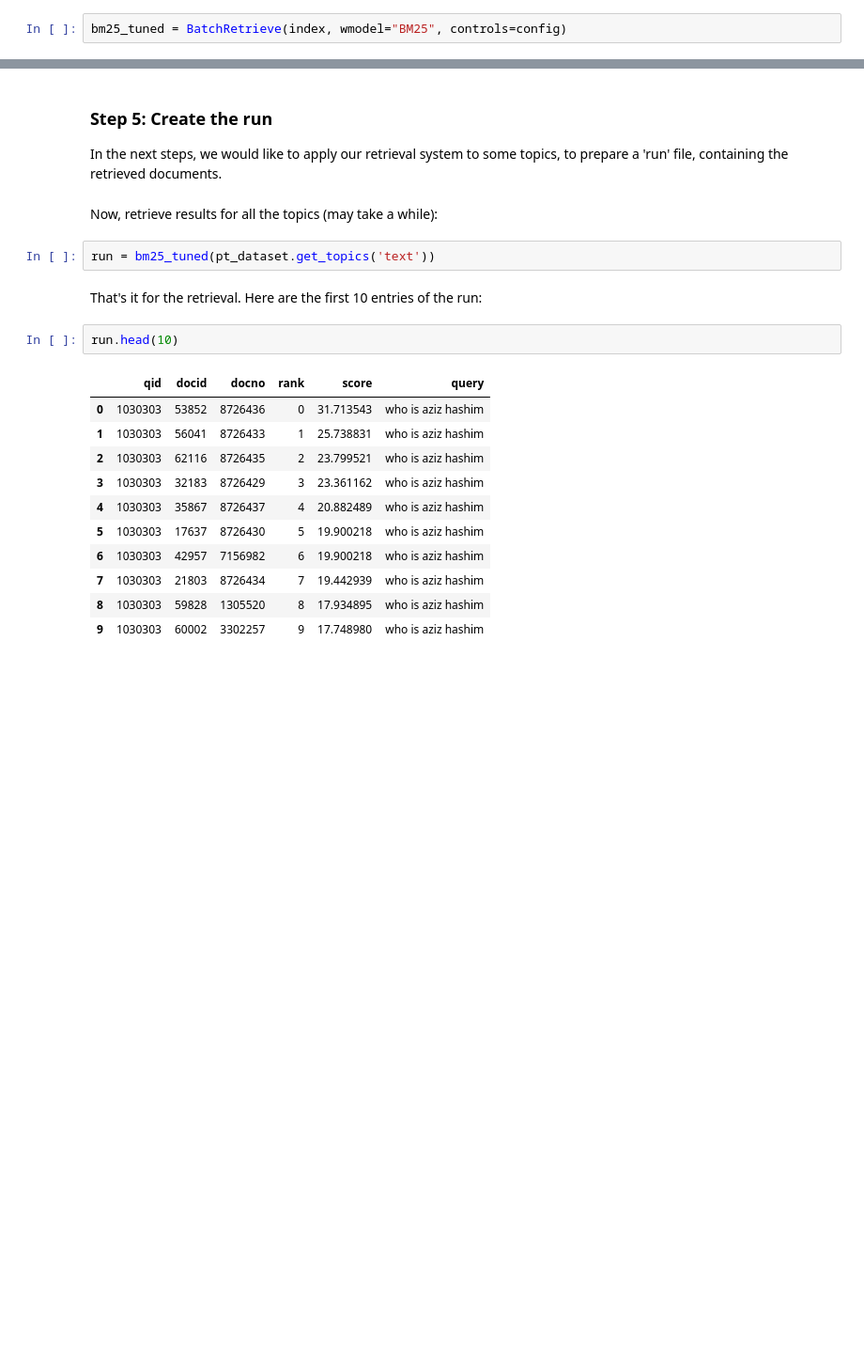
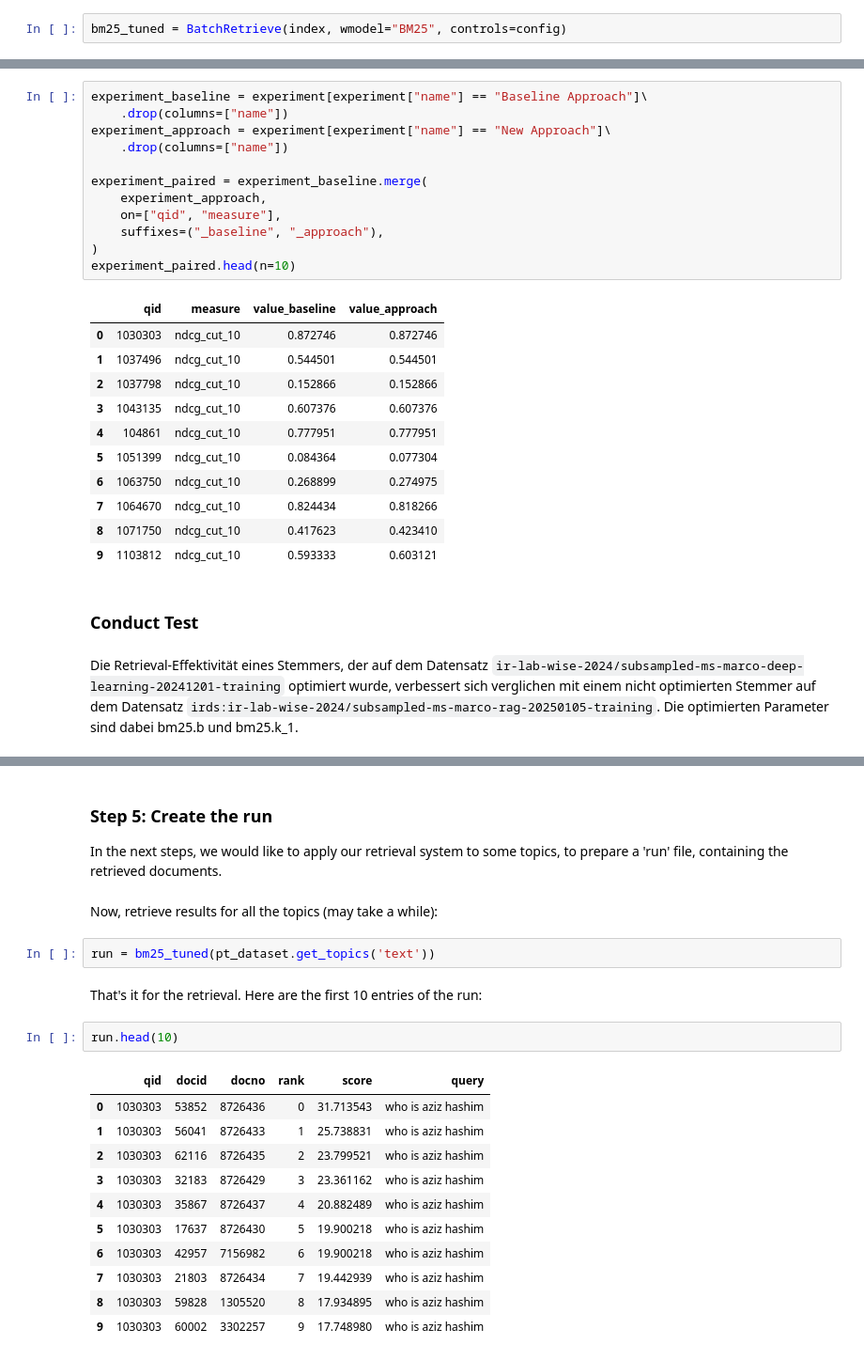
Before and after one commit to PatrickStahl/information-retrieval-exercise, a Jupyter notebook: baseline-retrieval-system/baseline-retrieval-system.ipynb, the cells around one changed output, grey strips where cells are left out. Shown: that part at 94% size. Saved outputs shown, nothing was run; the diff lists cells and outputs as text; blank space fills up the shorter version.

```diff
--- a/baseline-retrieval-system/baseline-retrieval-system.ipynb
+++ b/baseline-retrieval-system/baseline-retrieval-system.ipynb
@@ -242,0 +310,28 @@ bm25_tuned = BatchRetrieve(index, wmodel="BM25", controls=config)
+# %%
+experiment_baseline = experiment[experiment["name"] == "Baseline Approach"]\
+    .drop(columns=["name"])
+experiment_approach = experiment[experiment["name"] == "New Approach"]\
+    .drop(columns=["name"])
+
+experiment_paired = experiment_baseline.merge(
+    experiment_approach,
+    on=["qid", "measure"],
+    suffixes=("_baseline", "_approach"),
+)
+experiment_paired.head(n=10)
+# %% [output]
+|  | qid | measure | value_baseline | value_approach |
+| 0 | 1030303 | ndcg_cut_10 | 0.872746 | 0.872746 |
+| 1 | 1037496 | ndcg_cut_10 | 0.544501 | 0.544501 |
+| 2 | 1037798 | ndcg_cut_10 | 0.152866 | 0.152866 |
+| 3 | 1043135 | ndcg_cut_10 | 0.607376 | 0.607376 |
+| 4 | 104861 | ndcg_cut_10 | 0.777951 | 0.777951 |
+| 5 | 1051399 | ndcg_cut_10 | 0.084364 | 0.077304 |
+| 6 | 1063750 | ndcg_cut_10 | 0.268899 | 0.274975 |
+| 7 | 1064670 | ndcg_cut_10 | 0.824434 | 0.818266 |
+| 8 | 1071750 | ndcg_cut_10 | 0.417623 | 0.423410 |
+| 9 | 1103812 | ndcg_cut_10 | 0.593333 | 0.603121 |
+# %% [markdown]
+### Conduct Test
+# %% [markdown]
+Die Retrieval-Effektivität eines Stemmers, der auf dem Datensatz `ir-lab-wise-2024/subsampled-ms-marco-deep-learning-20241201-training` optimiert wurde, verbessert sich verglichen mit einem nicht optimierten Stemmer auf dem Datensatz `irds:ir-lab-wise-2024/subsampled-ms-marco-rag-20250105-training`. Die optimierten Parameter sind dabei bm25.b und bm25.k_1.
```
Also changed, not shown: parts of 19 cells of this notebook, 1 other file.
